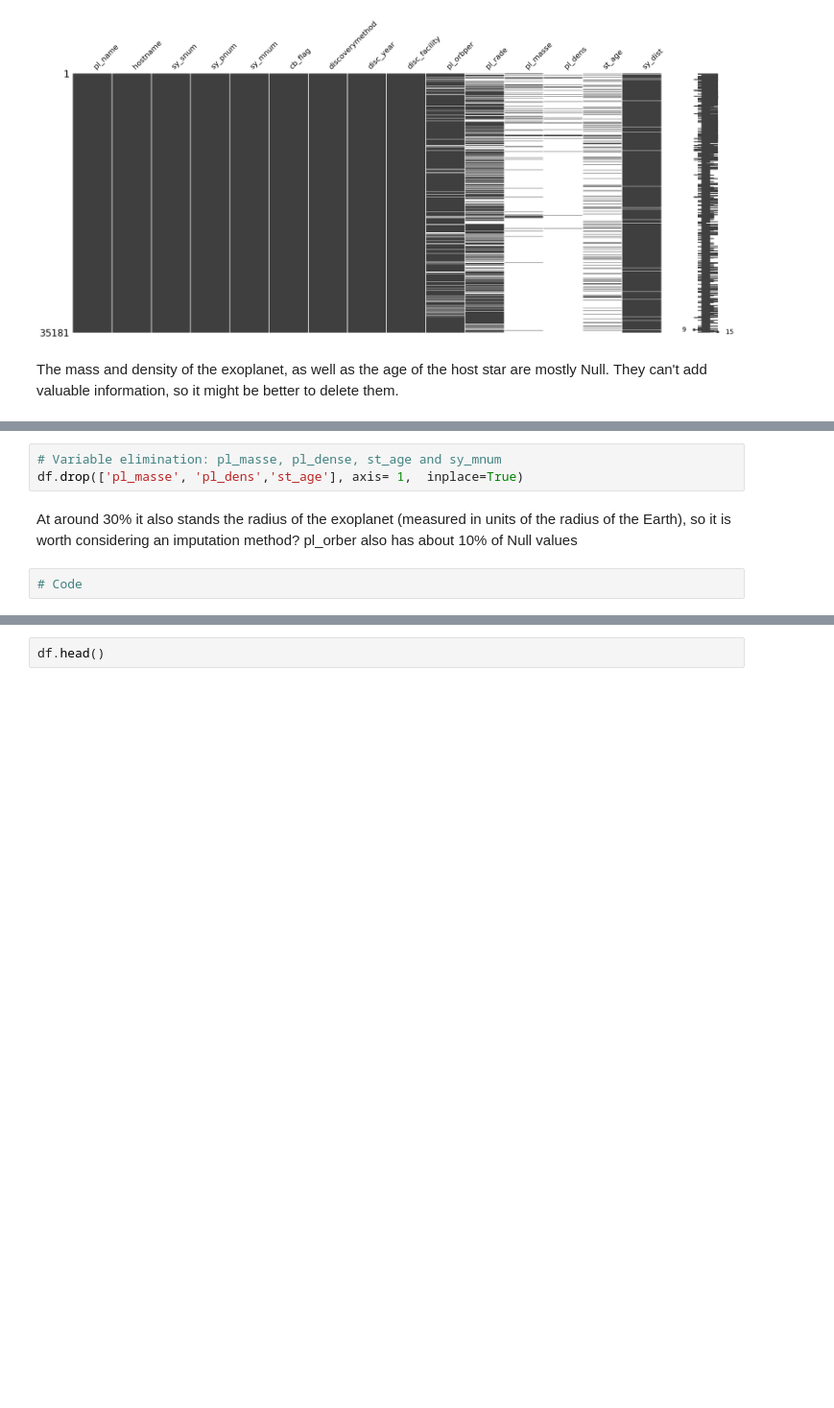
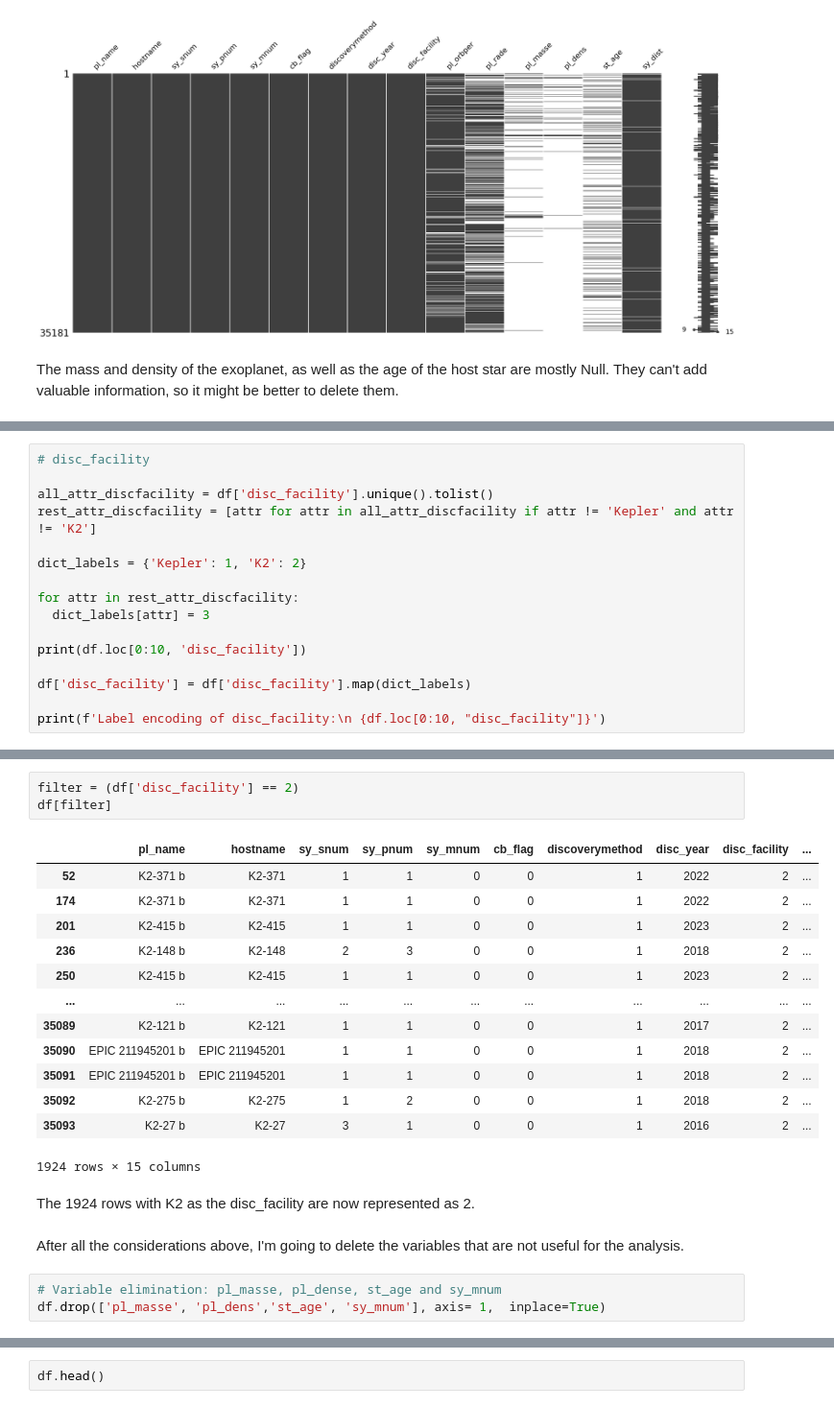
Before and after one commit to AlejandroBlancoFernandez/ExoplanetEDA, a Jupyter notebook: ExoplanetEDA.ipynb, the cells around one changed output, grey strips where cells are left out. Shown at 96% size. Drawn from its saved outputs; the diff is of its cells as text; blank space fills up the shorter version.

Commit message:
Categorical and Numerical variables. Ready to plot

```diff
--- a/ExoplanetEDA.ipynb
+++ b/ExoplanetEDA.ipynb
@@ -140,0 +255,16 @@ The mass and density of the exoplanet, as well as the age of the host star are m
+# %%
+# disc_facility
+
+all_attr_discfacility = df['disc_facility'].unique().tolist()
+rest_attr_discfacility = [attr for attr in all_attr_discfacility if attr != 'Kepler' and attr != 'K2']
+
+dict_labels = {'Kepler': 1, 'K2': 2}
+
+for attr in rest_attr_discfacility:
+  dict_labels[attr] = 3
+
+print(df.loc[0:10, 'disc_facility'])
+
+df['disc_facility'] = df['disc_facility'].map(dict_labels)
+
+print(f'Label encoding of disc_facility:\n {df.loc[0:10, "disc_facility"]}')
@@ -141,7 +289,24 @@ The mass and density of the exoplanet, as well as the age of the host star are m
+# %%
+filter = (df['disc_facility'] == 2)
+df[filter]
+# %% [output]
+|  | pl_name | hostname | sy_snum | sy_pnum | sy_mnum | cb_flag | discoverymethod | disc_year | disc_facility | ... |
+| 52 | K2-371 b | K2-371 | 1 | 1 | 0 | 0 | 1 | 2022 | 2 | ... |
+| 174 | K2-371 b | K2-371 | 1 | 1 | 0 | 0 | 1 | 2022 | 2 | ... |
+| 201 | K2-415 b | K2-415 | 1 | 1 | 0 | 0 | 1 | 2023 | 2 | ... |
+| 236 | K2-148 b | K2-148 | 2 | 3 | 0 | 0 | 1 | 2018 | 2 | ... |
+| 250 | K2-415 b | K2-415 | 1 | 1 | 0 | 0 | 1 | 2023 | 2 | ... |
+| ... | ... | ... | ... | ... | ... | ... | ... | ... | ... | ... |
+| 35089 | K2-121 b | K2-121 | 1 | 1 | 0 | 0 | 1 | 2017 | 2 | ... |
+| 35090 | EPIC 211945201 b | EPIC 211945201 | 1 | 1 | 0 | 0 | 1 | 2018 | 2 | ... |
+| 35091 | EPIC 211945201 b | EPIC 211945201 | 1 | 1 | 0 | 0 | 1 | 2018 | 2 | ... |
+| 35092 | K2-275 b | K2-275 | 1 | 2 | 0 | 0 | 1 | 2018 | 2 | ... |
+| 35093 | K2-27 b | K2-27 | 3 | 1 | 0 | 0 | 1 | 2016 | 2 | ... |
+1924 rows × 15 columns
+# %% [markdown]
+The 1924 rows with K2 as the disc_facility are now represented as 2.
+# %% [markdown]
+After all the considerations above, I'm going to delete the variables that are not useful for the analysis.
 # %%
 # Variable elimination: pl_masse, pl_dense, st_age and sy_mnum
-df.drop(['pl_masse', 'pl_dens','st_age'], axis= 1,  inplace=True)
+df.drop(['pl_masse', 'pl_dens','st_age', 'sy_mnum'], axis= 1,  inplace=True)
-# %% [markdown]
-At around 30% it also stands the radius of the exoplanet (measured in units of the radius of the Earth), so it is worth considering an imputation method? pl_orber also has about 10% of Null values
-# %%
-# Code
```
Also changed, not shown: parts of 16 cells of this notebook.
